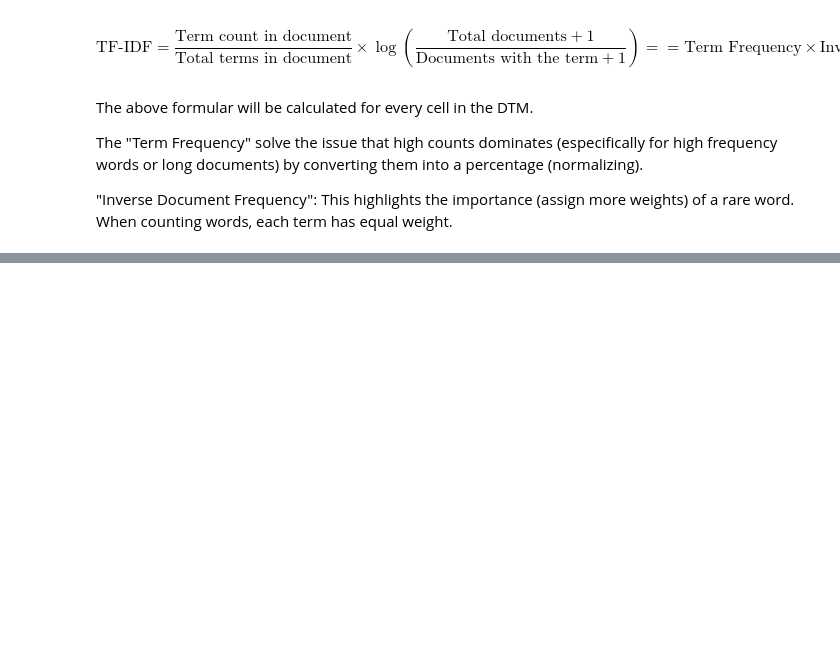
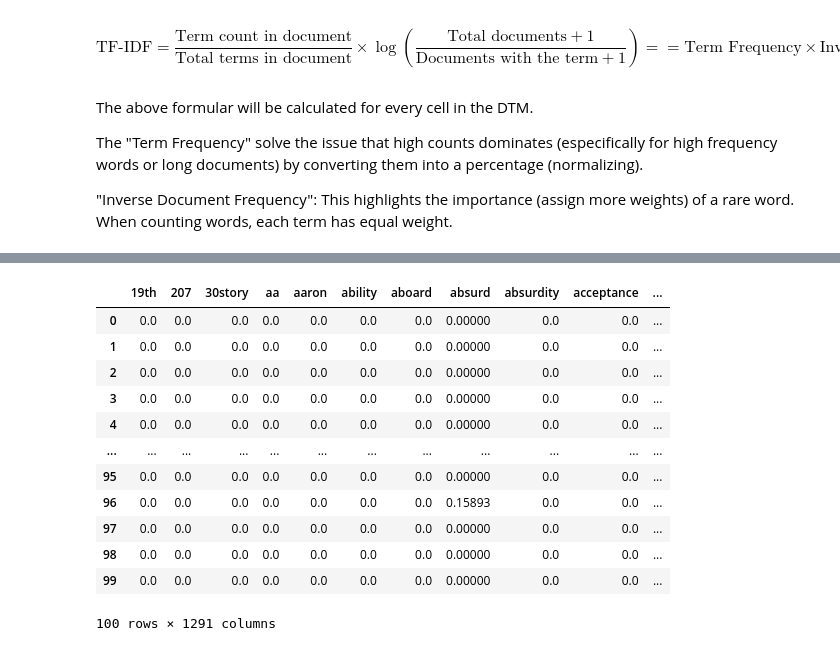
Before and after one commit to sulabola/NLP_in_Python, a Jupyter notebook: Chapter 2 - Text Preprocessing.ipynb, the cells around one changed output, grey strips where cells are left out. Cells and saved outputs as stored; diff of their text form; code cells hidden in the pictures; blank space fills up the shorter version.

```diff
--- a/Chapter 2 - Text Preprocessing.ipynb
+++ b/Chapter 2 - Text Preprocessing.ipynb
@@ -1276,0 +1341,19 @@ The "Term Frequency" solve the issue that high counts dominates (especifically f
+# %%
+tv3 = TfidfVectorizer()
+tfidf3 = tv3.fit_transform(df2['Description_Clean'])
+tfidf3_df = pd.DataFrame(tfidf3.toarray(), columns=tv3.get_feature_names_out())
+tfidf3_df
+# %% [output]
+|  | 19th | 207 | 30story | aa | aaron | ability | aboard | absurd | absurdity | acceptance | ... |
+| 0 | 0.0 | 0.0 | 0.0 | 0.0 | 0.0 | 0.0 | 0.0 | 0.00000 | 0.0 | 0.0 | ... |
+| 1 | 0.0 | 0.0 | 0.0 | 0.0 | 0.0 | 0.0 | 0.0 | 0.00000 | 0.0 | 0.0 | ... |
+| 2 | 0.0 | 0.0 | 0.0 | 0.0 | 0.0 | 0.0 | 0.0 | 0.00000 | 0.0 | 0.0 | ... |
+| 3 | 0.0 | 0.0 | 0.0 | 0.0 | 0.0 | 0.0 | 0.0 | 0.00000 | 0.0 | 0.0 | ... |
+| 4 | 0.0 | 0.0 | 0.0 | 0.0 | 0.0 | 0.0 | 0.0 | 0.00000 | 0.0 | 0.0 | ... |
+| ... | ... | ... | ... | ... | ... | ... | ... | ... | ... | ... | ... |
+| 95 | 0.0 | 0.0 | 0.0 | 0.0 | 0.0 | 0.0 | 0.0 | 0.00000 | 0.0 | 0.0 | ... |
+| 96 | 0.0 | 0.0 | 0.0 | 0.0 | 0.0 | 0.0 | 0.0 | 0.15893 | 0.0 | 0.0 | ... |
+| 97 | 0.0 | 0.0 | 0.0 | 0.0 | 0.0 | 0.0 | 0.0 | 0.00000 | 0.0 | 0.0 | ... |
+| 98 | 0.0 | 0.0 | 0.0 | 0.0 | 0.0 | 0.0 | 0.0 | 0.00000 | 0.0 | 0.0 | ... |
+| 99 | 0.0 | 0.0 | 0.0 | 0.0 | 0.0 | 0.0 | 0.0 | 0.00000 | 0.0 | 0.0 | ... |
+100 rows × 1291 columns
```
Also changed, not shown: parts of 16 cells of this notebook.
